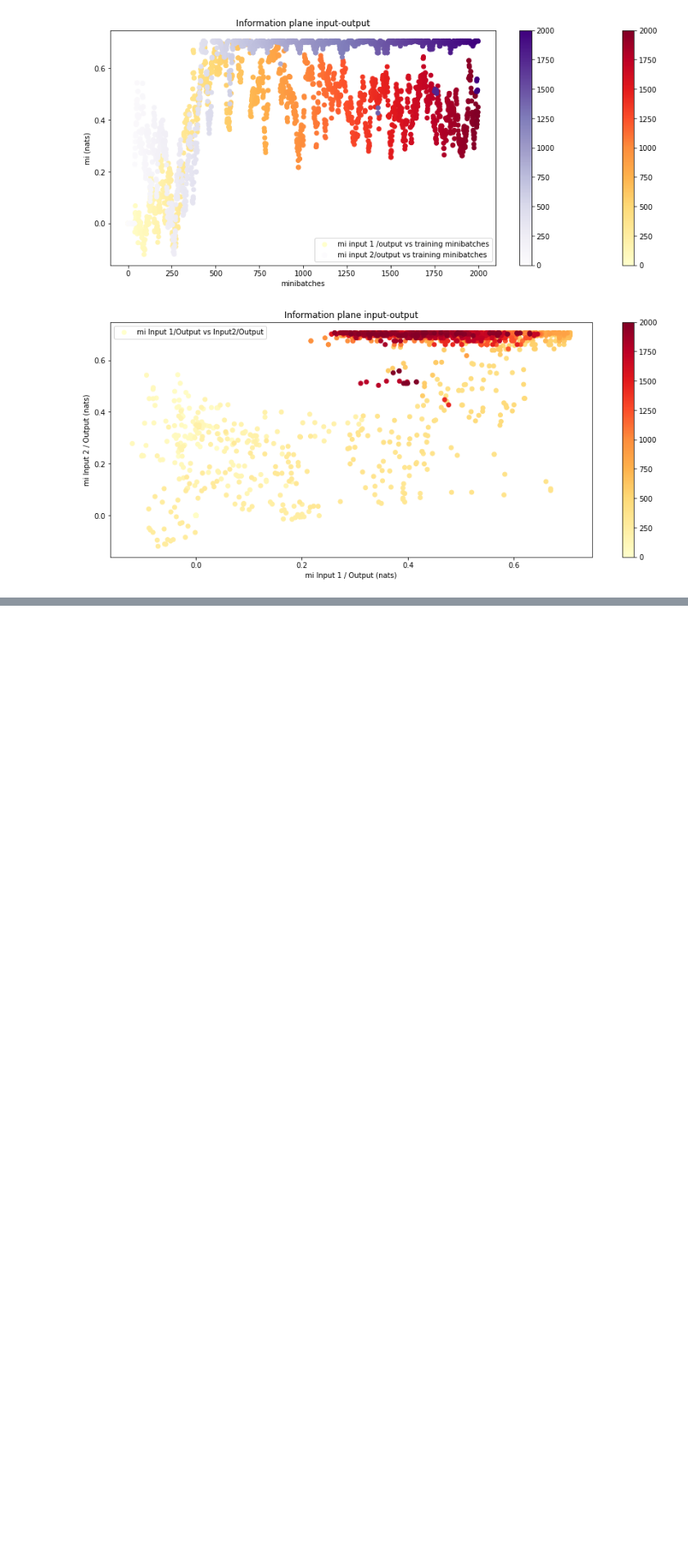
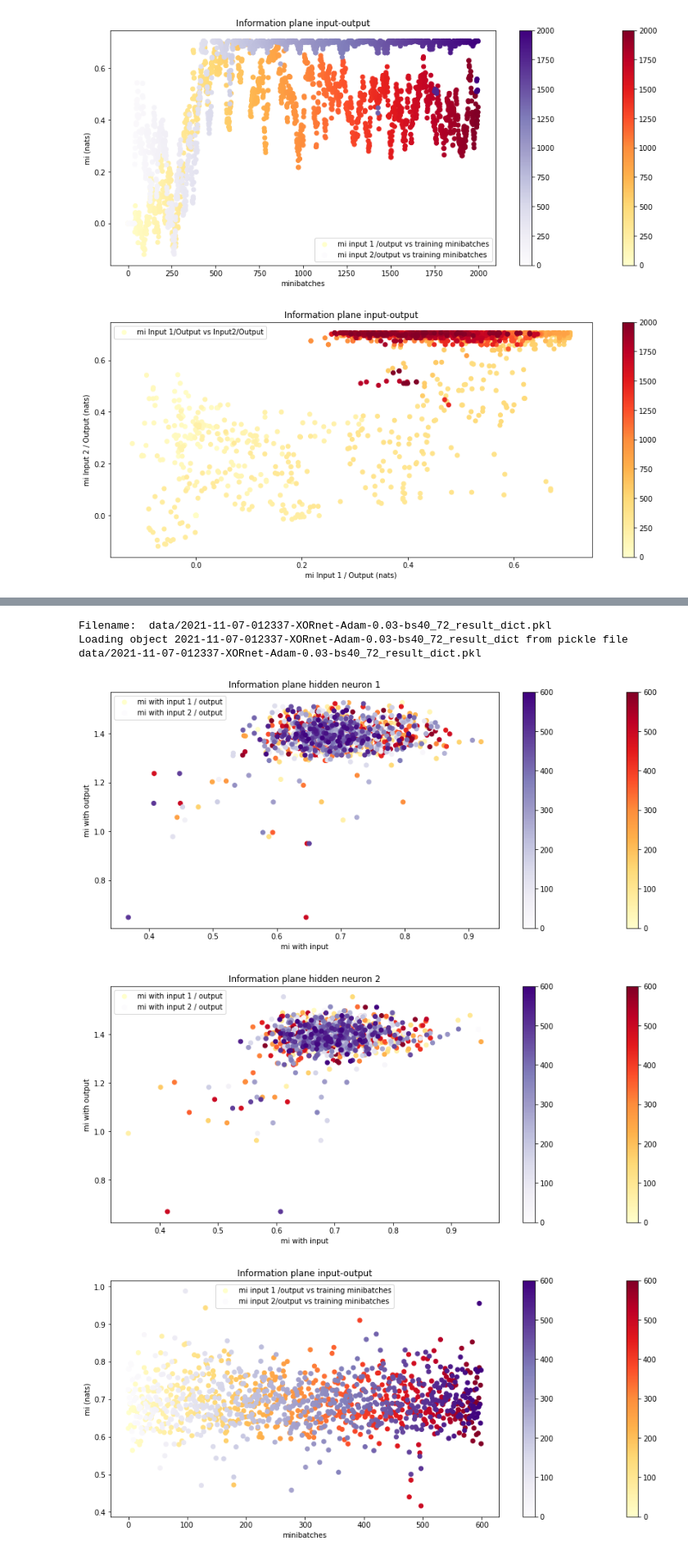
Before and after one commit to IsisChameleon/CSYS5030, a Jupyter notebook: Assignment2/xor-v5.2 ais.ipynb, the cells around one changed output, grey strips where cells are left out. Shown at 82% size. Cells and saved outputs as stored; diff of their text form; code cells hidden in the pictures; blank space fills up the shorter version.

```diff
--- a/Assignment2/xor-v5.2 ais.ipynb
+++ b/Assignment2/xor-v5.2 ais.ipynb
@@ -1568,0 +1621,32 @@ infoPlaneInputOutput(x1,x2, 'mi', 'input-output')
+# %%
+# read pkl file to do data analysis manually
+
+# # pkl files saved with
+
+#         result_dict = {
+#             'name': lg_0.getRunName(),
+#             'params': train_params,
+#             'collector': activation_collector_0,
+#             'calculator': teCalc_0,
+#             'logger': lg_0
+#         }
+
+#         pickleSave(result_dict, f'{lg_0.getRunName()}_Phase1_{epoch0}_result_dict', './data')
+
+# INPUT PARAMETER ----->
+
+#----------------------------------------------------------------------------------------------#
+filename = '2021-11-07-012337-XORnet-Adam-0.03-bs40_72_result_dict'
+#----------------------------------------------------------------------------------------------#
+
+
+result_dict = pickleLoad(filename, './data')
+calc = result_dict['calculator']
+
+plotAllInfoPlane(calc.mikHistory, switch=False, sliceOfHistory=slice(600))
+# %% [output]
+Filename:  data/2021-11-07-012337-XORnet-Adam-0.03-bs40_72_result_dict.pkl
+Loading object 2021-11-07-012337-XORnet-Adam-0.03-bs40_72_result_dict from pickle file data/2021-11-07-012337-XORnet-Adam-0.03-bs40_72_result_dict.pkl
+[figure, added]
+[figure, added]
+[figure, added]
```
Also changed, not shown: parts of 8 cells of this notebook, 5 other files.
